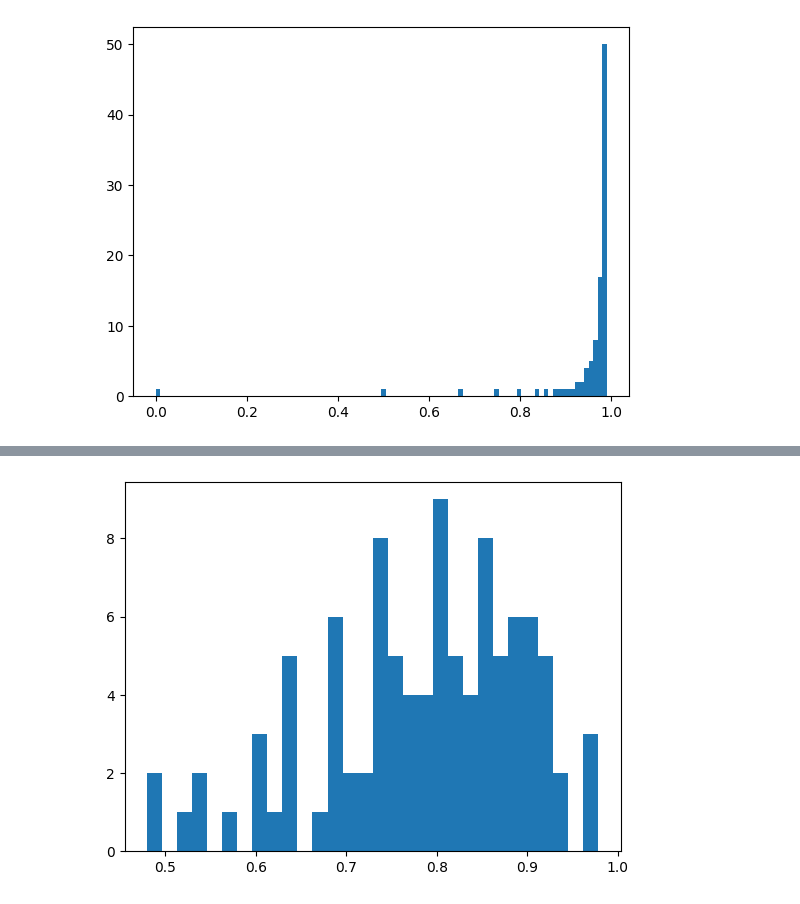
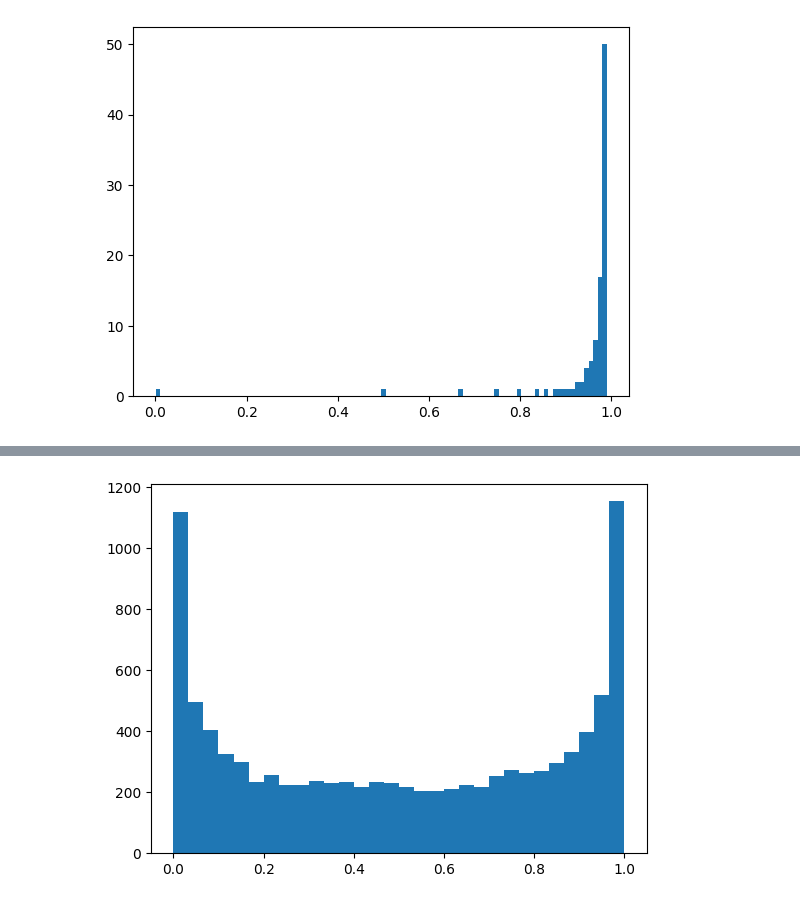
Before and after one commit to bioAI-Oslo/GridsWithoutPI, a Jupyter notebook: grid-search.ipynb, the cells around one changed output, grey strips where cells are left out. Saved outputs shown, nothing was run; the diff lists cells and outputs as text; code cells hidden in the pictures.

```diff
--- a/grid-search.ipynb
+++ b/grid-search.ipynb
@@ -137,6 +272,6 @@ plt.show()
 # %%
-alphas = np.random.beta(10,3,100)
+alphas = np.random.beta(0.5,0.5,10000)
 plt.hist(alphas, bins = 30)
 plt.show()
 # %% [output]
-[figure, old version]
+[figure, new version]
```
Also changed, not shown: parts of 13 cells of this notebook.
